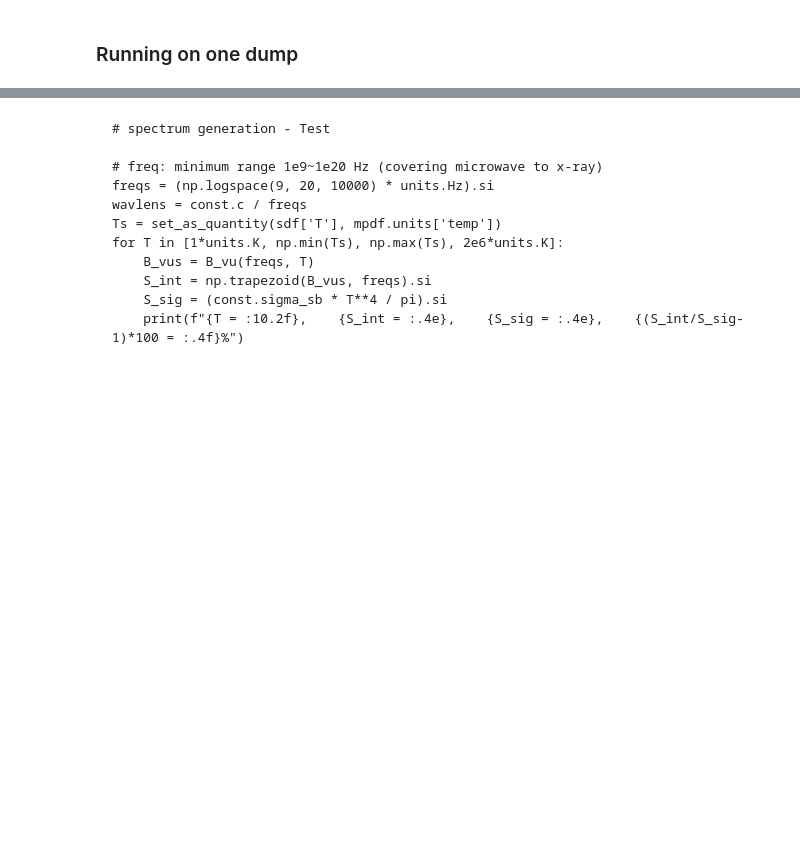
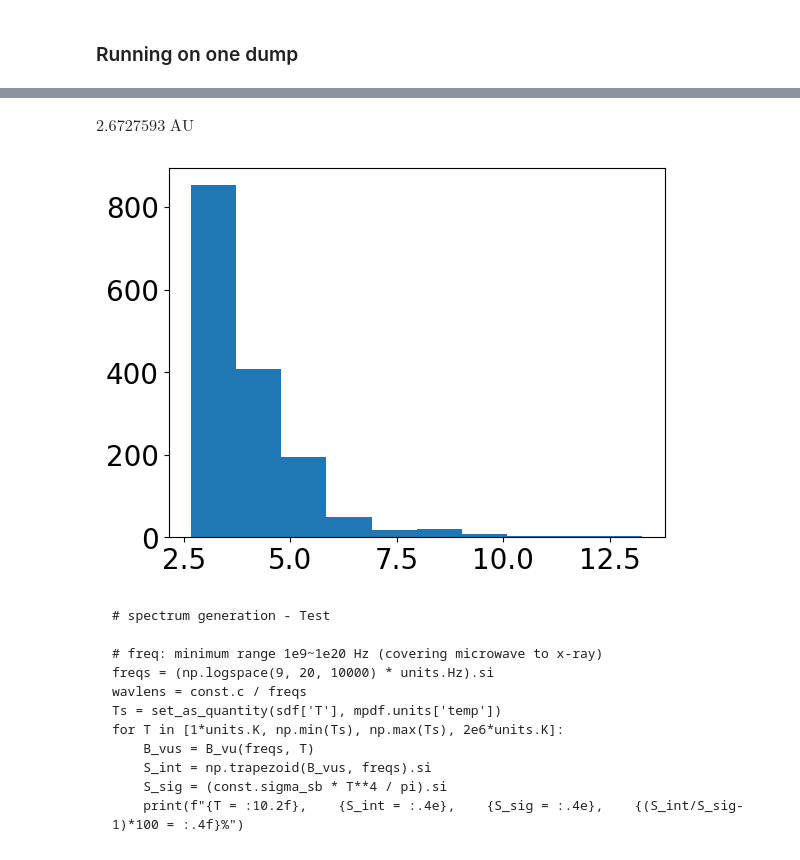
Before and after one commit to chunliangmu/RTinCEE-scripts-2024, a Jupyter notebook: script_LCGen.ipynb, the cells around one changed output, grey strips where cells are left out. Drawn from its saved outputs; the diff is of its cells as text; code cells hidden in the pictures; blank space fills up the shorter version.

```diff
--- a/script_LCGen.ipynb
+++ b/script_LCGen.ipynb
@@ -2022,3 +2063,9 @@ if do_debug and __name__ == '__main__':
+# %%
+plt.hist(hs[mask_block])
+min(hs[mask_block])
+# %% [output]
+$2.6727593 \; \mathrm{AU}$
+[figure, added]
 # %%
 if do_debug and __name__ == '__main__':
 
```
Also changed, not shown: parts of 5 cells of this notebook, 4 other files.
